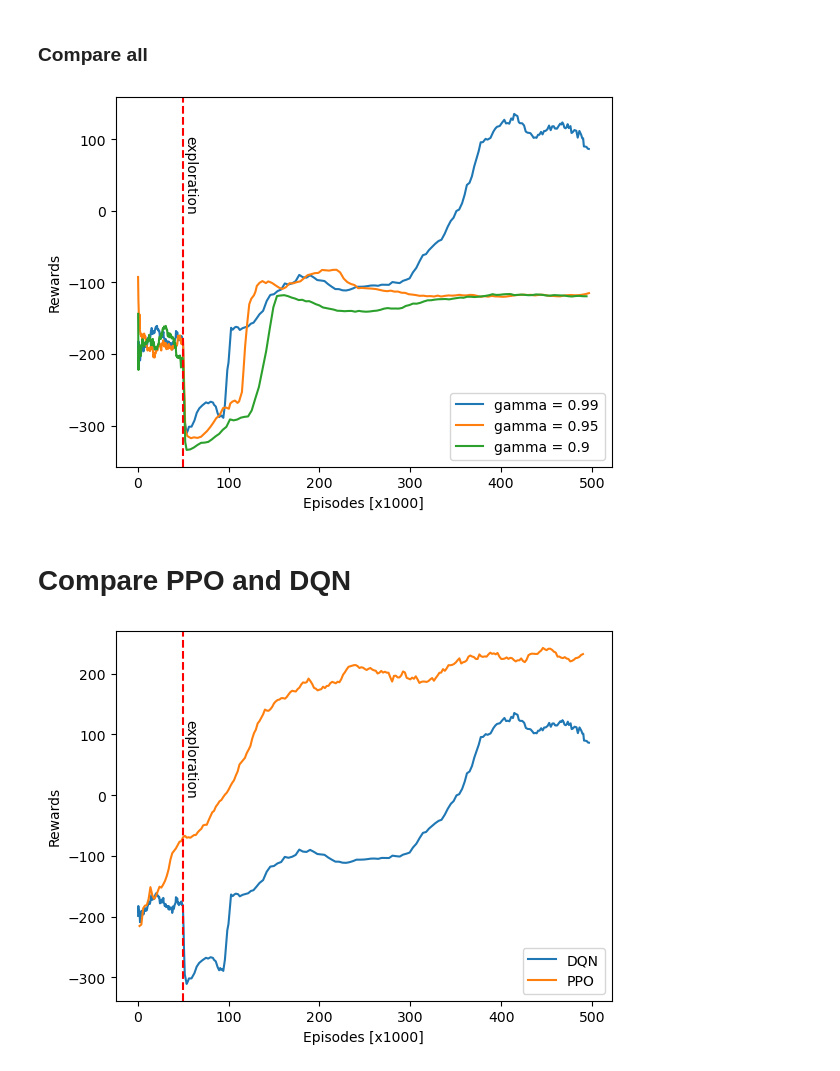
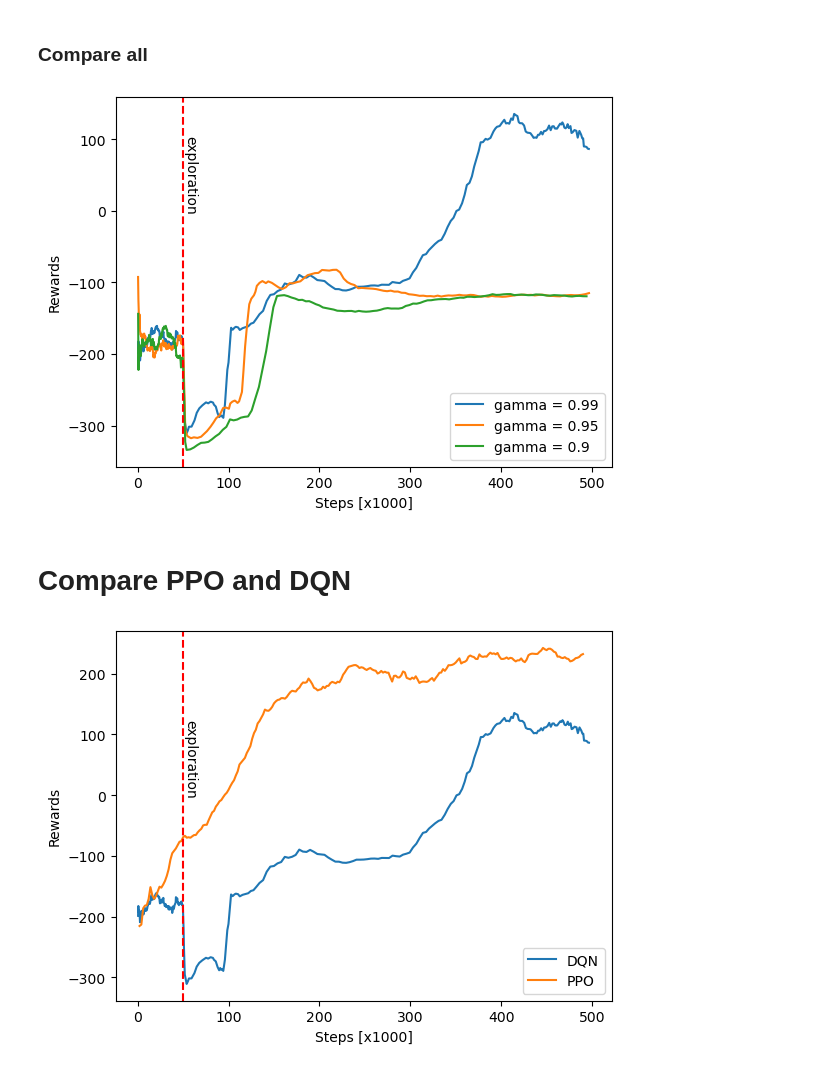
Before and after one commit to krajewskiML/inteligencja_obliczeniowa, a Jupyter notebook: project_1/visualization.ipynb, the cells around one changed output. Saved outputs shown, nothing was run; the diff lists cells and outputs as text; code cells hidden in the pictures.

```diff
--- a/project_1/visualization.ipynb
+++ b/project_1/visualization.ipynb
@@ -150,19 +150,19 @@ plt.savefig('dqn_9.png')
 # %%
 # we want to show all the values on the same plot
 plt.plot(dqn_99['Step'] / 201 / 5, dqn_99['Value'], label='gamma = 0.99')
 plt.plot(dqn_95['Step'] / 201 / 5, dqn_95['Value'], label='gamma = 0.95')
 plt.plot(dqn_9['Step'] / 201 / 5, dqn_9['Value'], label='gamma = 0.9')
 plt.legend()
 # add vertical lines at episode 50 and name it exploration
 plt.axvline(x=50, color='r', linestyle='--')
 plt.text(50, 0.5, 'exploration', rotation=270)
 
-plt.xlabel('Episodes [x1000]')
+plt.xlabel('Steps [x1000]')
 plt.ylabel('Rewards')
 # save figure
 plt.savefig('dqn.png')
 # %% [output]
-[figure, old version]
+[figure, new version]
 # %% [markdown]
 # Compare PPO and DQN
 # %%
@@ -175,9 +175,9 @@ plt.legend()
 plt.axvline(x=50, color='r', linestyle='--')
 plt.text(50, 0.5, 'exploration', rotation=270)
 
-plt.xlabel('Episodes [x1000]')
+plt.xlabel('Steps [x1000]')
 plt.ylabel('Rewards')
 # save figure
 plt.savefig('dqn_vs_ppo.png')
 # %% [output]
-[figure, old version]
+[figure, new version]
```
Also changed, not shown: parts of 1 cell of this notebook, 16 other files.
